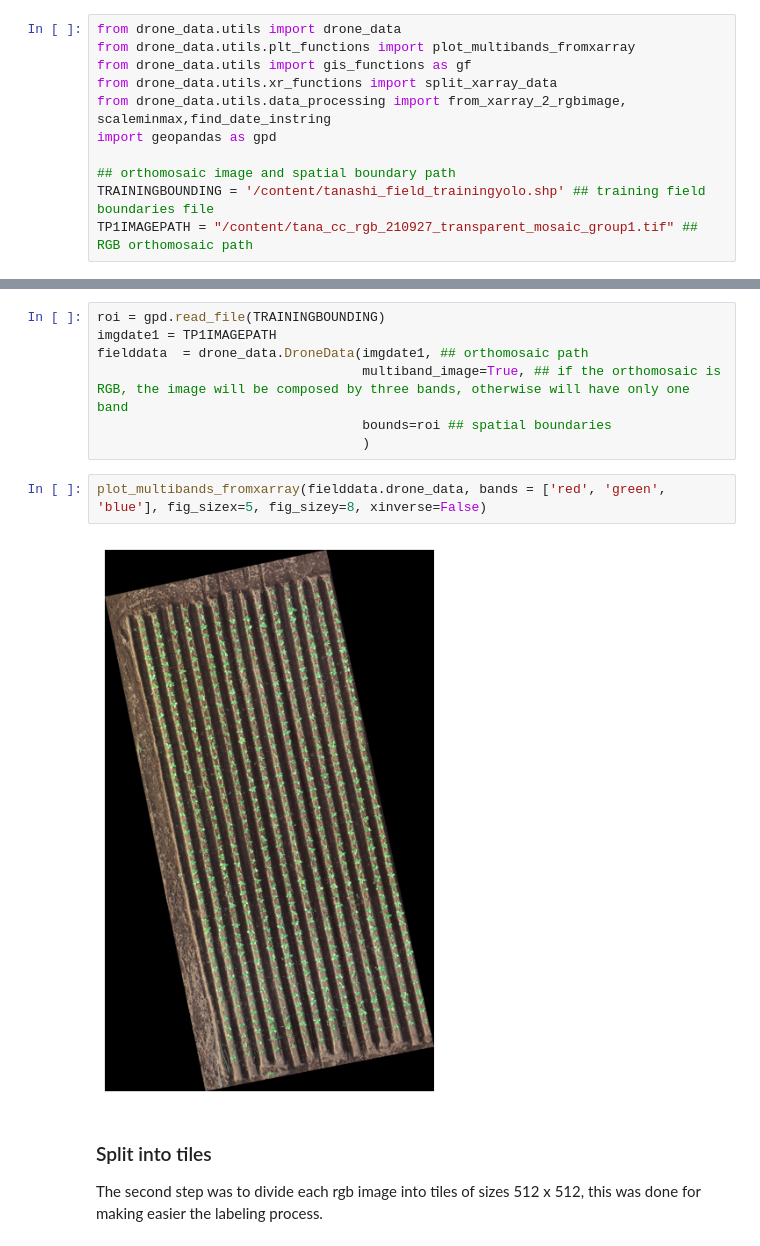
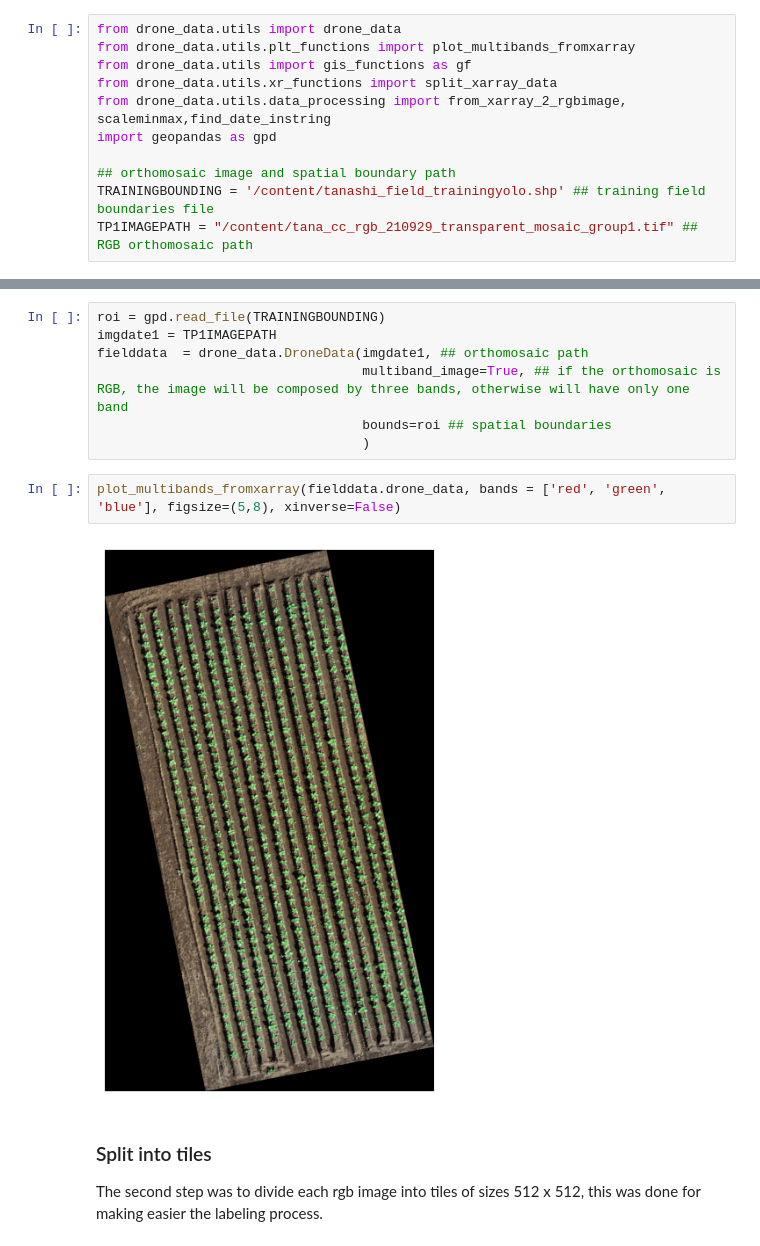
Before and after one commit to anaguilarar/CC_Weight_Prediction, a Jupyter notebook: 1_Individual_plant_detection_YOLO_training.ipynb, the cells around one changed output, grey strips where cells are left out. Drawn from its saved outputs; the diff is of its cells as text.

```diff
--- a/1_Individual_plant_detection_YOLO_training.ipynb
+++ b/1_Individual_plant_detection_YOLO_training.ipynb
@@ -117,7 +123,7 @@ import geopandas as gpd
 
 ## orthomosaic image and spatial boundary path
 TRAININGBOUNDING = '/content/tanashi_field_trainingyolo.shp' ## training field boundaries file
-TP1IMAGEPATH = "/content/tana_cc_rgb_210927_transparent_mosaic_group1.tif" ## RGB orthomosaic path
+TP1IMAGEPATH = "/content/tana_cc_rgb_210929_transparent_mosaic_group1.tif" ## RGB orthomosaic path
 # %% [markdown]
 ### Single training image visualization
 # %%
@@ -128,9 +134,9 @@ fielddata  = drone_data.DroneData(imgdate1, ## orthomosaic path
                                   bounds=roi ## spatial boundaries
                                   )
 # %%
-plot_multibands_fromxarray(fielddata.drone_data, bands = ['red', 'green', 'blue'], fig_sizex=5, fig_sizey=8, xinverse=False)
+plot_multibands_fromxarray(fielddata.drone_data, bands = ['red', 'green', 'blue'], figsize=(5,8), xinverse=False)
 # %% [output]
-[figure, old version]
+[figure, new version]
 # %% [markdown]
 ### Split into tiles
 
```
Also changed, not shown: parts of 15 cells of this notebook.
